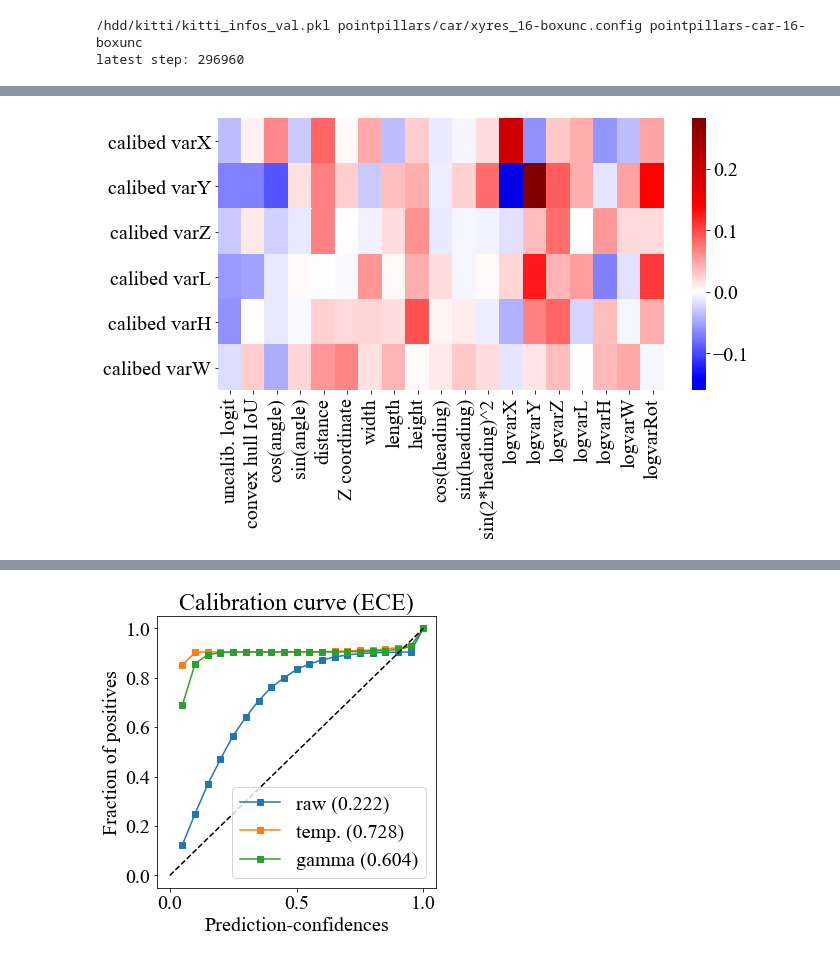
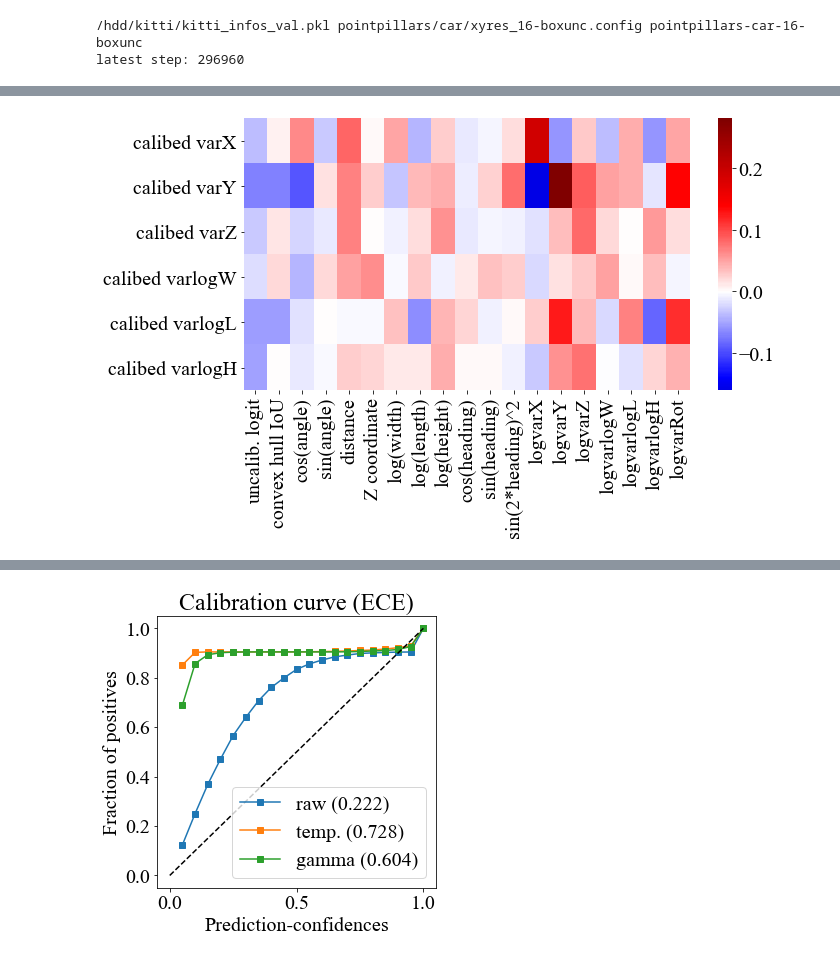
Before and after one commit to Yosshi999/ProbPointPillars, a Jupyter notebook: notebooks/RegressionIndependent.ipynb, the cells around one changed output, grey strips where cells are left out. Saved outputs shown, nothing was run; the diff lists cells and outputs as text; code cells hidden in the pictures.

```diff
--- a/notebooks/RegressionIndependent.ipynb
+++ b/notebooks/RegressionIndependent.ipynb
@@ -199,17 +207,17 @@ def calibreg(name, featall=True, show_img=False, return_imp=False):
                 np.cos(trainset.angle.to_numpy()), np.sin(trainset.angle.to_numpy()),
                 trainset.distance.to_numpy(),
                 trainset.Y.to_numpy(),
-                trainset.W.to_numpy(),
-                trainset.L.to_numpy(),
-                trainset.H.to_numpy(),
+                np.log(trainset.W.to_numpy()),
+                np.log(trainset.L.to_numpy()),
+                np.log(trainset.H.to_numpy()),
                 np.cos(trainset.Rot.to_numpy()), np.sin(trainset.Rot.to_numpy()),
                 np.sin(2*trainset.Rot.to_numpy())**2,
                 np.log(trainset.varX.to_numpy()),
                 np.log(trainset.varY.to_numpy()),
                 np.log(trainset.varZ.to_numpy()),
-                np.log(trainset.varL.to_numpy()),
-                np.log(trainset.varH.to_numpy()),
-                np.log(trainset.varW.to_numpy()),
+                np.log(trainset.varlogW.to_numpy()),
+                np.log(trainset.varlogL.to_numpy()),
+                np.log(trainset.varlogH.to_numpy()),
                 np.log(trainset.varRot.to_numpy()),
             ]).T
             X_val = np.vstack([
@@ -218,17 +226,17 @@ def calibreg(name, featall=True, show_img=False, return_imp=False):
                 np.cos(valset.angle.to_numpy()), np.sin(valset.angle.to_numpy()),
                 valset.distance.to_numpy(),
                 valset.Y.to_numpy(),
-                valset.W.to_numpy(),
-                valset.L.to_numpy(),
-                valset.H.to_numpy(),
+                np.log(valset.W.to_numpy()),
+                np.log(valset.L.to_numpy()),
+                np.log(valset.H.to_numpy()),
                 np.cos(valset.Rot.to_numpy()), np.sin(valset.Rot.to_numpy()),
                 np.sin(2*valset.Rot.to_numpy())**2,
                 np.log(valset.varX.to_numpy()),
                 np.log(valset.varY.to_numpy()),
                 np.log(valset.varZ.to_numpy()),
-                np.log(valset.varL.to_numpy()),
-                np.log(valset.varH.to_numpy()),
-                np.log(valset.varW.to_numpy()),
+                np.log(valset.varlogW.to_numpy()),
+                np.log(valset.varlogL.to_numpy()),
+                np.log(valset.varlogH.to_numpy()),
                 np.log(valset.varRot.to_numpy()),
             ]).T
         else:
@@ -255,9 +263,9 @@ def calibreg(name, featall=True, show_img=False, return_imp=False):
     indices = np.concatenate(indices)
     if featall:
         feature = (
-            "uncalib. logit", "convex hull IoU", "cos(angle)", "sin(angle)", "distance", "Z coordinate", "width", "length", "height", "cos(heading)", "sin(heading)",
+            "uncalib. logit", "convex hull IoU", "cos(angle)", "sin(angle)", "distance", "Z coordinate", "log(width)", "log(length)", "log(height)", "cos(heading)", "sin(heading)",
             "sin(2*heading)^2",
-            "logvarX", "logvarY", "logvarZ", "logvarL", "logvarH", "logvarW", "logvarRot")
+            "logvarX", "logvarY", "logvarZ", "logvarlogW", "logvarlogL", "logvarlogH", "logvarRot")
     else:
         feature = ("logvar" + name,)
 
@@ -274,12 +282,12 @@ def calibreg(name, featall=True, show_img=False, return_imp=False):
         return calibed_pred, feature, np.mean(imp, axis=0)
     return calibed_pred
 # %%
-names = ["X", "Y", "Z", "L", "H", "W"]#, "Rot"]
+names = ["X", "Y", "Z", "logW", "logL", "logH"]#, "Rot"]
 calibed, feats, imps = list(zip(*[calibreg(n, show_img=False, return_imp=True) for n in names]))
 
 plt.figure(figsize=(10, 5))
 sns.heatmap(imps, xticklabels=feats[0], yticklabels=["calibed var" + n for n in names], cmap="seismic", center=0)
 plt.show()
 # %% [output]
-[figure, old version]
+[figure, new version]
 # %%
```
Also changed, not shown: parts of 10 cells of this notebook, 3 other files.
